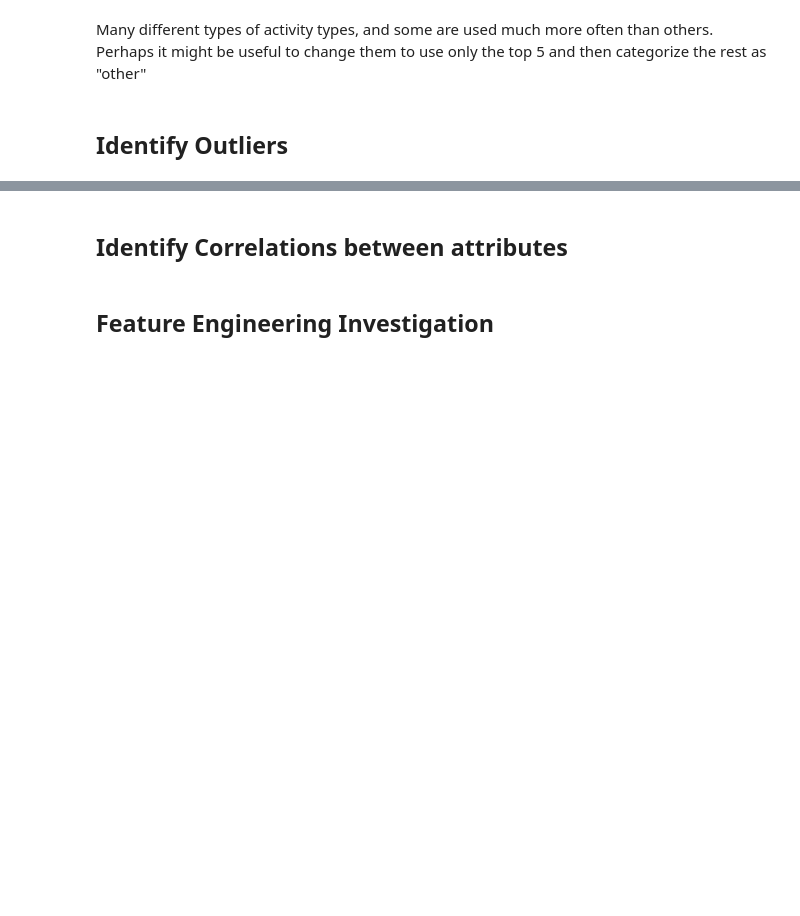
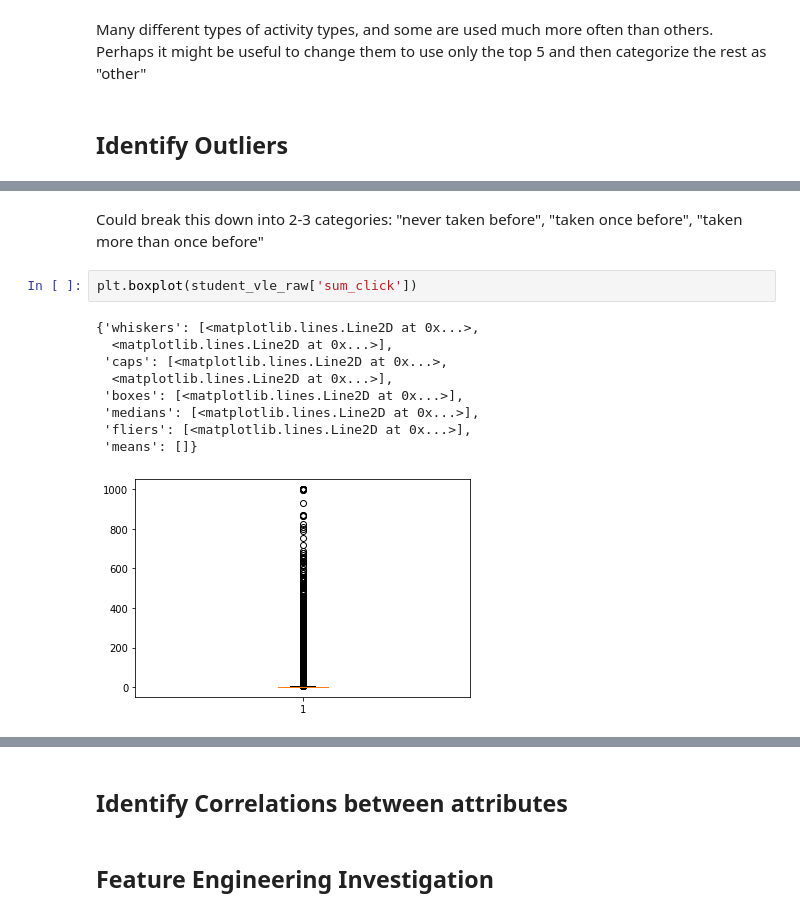
Before and after one commit to sustrev/SIADS697, a Jupyter notebook: EDA.ipynb, the cells around one changed output, grey strips where cells are left out. Cells and saved outputs as stored; diff of their text form; blank space fills up the shorter version.

```diff
--- a/EDA.ipynb
+++ b/EDA.ipynb
@@ -276,0 +328,14 @@ Many different types of activity types, and some are used much more often than o
+# %% [markdown]
+Could break this down into 2-3 categories: "never taken before", "taken once before", "taken more than once before"
+# %%
+plt.boxplot(student_vle_raw['sum_click'])
+# %% [output]
+{'whiskers': [<matplotlib.lines.Line2D at 0x...>,
+  <matplotlib.lines.Line2D at 0x...>],
+ 'caps': [<matplotlib.lines.Line2D at 0x...>,
+  <matplotlib.lines.Line2D at 0x...>],
+ 'boxes': [<matplotlib.lines.Line2D at 0x...>],
+ 'medians': [<matplotlib.lines.Line2D at 0x...>],
+ 'fliers': [<matplotlib.lines.Line2D at 0x...>],
+ 'means': []}
+[figure, added]
```
Also changed, not shown: parts of 11 cells of this notebook.
